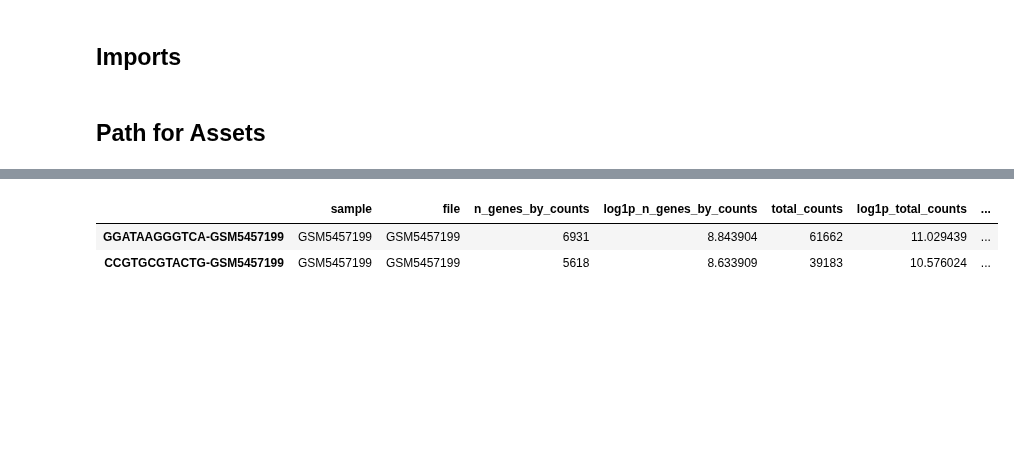
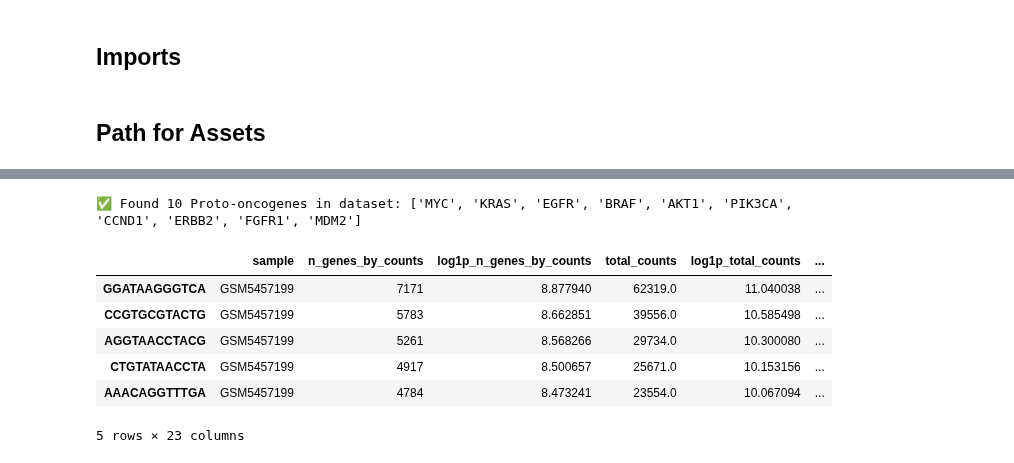
Before and after one commit to oliverraj/interpretable-machine-learning-oncology, a Jupyter notebook: notebooks/07_GSE180286_obs.ipynb, the cells around one changed output, grey strips where cells are left out. Drawn from its saved outputs; the diff is of its cells as text; code cells hidden in the pictures; blank space fills up the shorter version.

```diff
--- a/notebooks/07_GSE180286_obs.ipynb
+++ b/notebooks/07_GSE180286_obs.ipynb
@@ -89,0 +266,4 @@ MemoryError: Unable to allocate 11.1 GiB for an array with shape (25540, 116820)
+# %%
+adata.obs["sample"].value_counts()
+adata.obs["cnv_reference"] = "tumor"
+adata.obs.loc[adata.obs["sample"] == "GSM5457199", "cnv_reference"] = "normal"
@@ -89,0 +368,3 @@ MemoryError: Unable to allocate 11.1 GiB for an array with shape (25540, 116820)
+# %%
+adata.obs['nCount_RNA'] = adata.X.sum(axis=1).A1 if hasattr(adata.X, 'A1') else adata.X.sum(axis=1)
+mito_genes = adata.var_names.str.startswith('MT-')
@@ -89,0 +375,13 @@ MemoryError: Unable to allocate 11.1 GiB for an array with shape (25540, 116820)
+# %%
+# Identify ribosomal genes
+ribo_genes = adata.var_names.str.upper().str.startswith(('RPS', 'RPL'))
+
+# Calculate ribosomal counts per cell
+ribo_counts = adata[:, ribo_genes].X.sum(axis=1)
+if hasattr(ribo_counts, 'A1'):
+    ribo_counts = ribo_counts.A1
+else:
+    ribo_counts = np.array(ribo_counts).ravel()
+
+# Calculate percent ribosomal counts per cell
+adata.obs['pct_counts_ribo'] = ribo_counts / adata.obs['nCount_RNA'] * 100
@@ -90,3 +391,21 @@ MemoryError: Unable to allocate 11.1 GiB for an array with shape (25540, 116820)
+# %%
+# Calculate total counts per cell
+if hasattr(adata.X, 'A1'):
+    adata.obs['nCount_RNA'] = adata.X.sum(axis=1).A1
+else:
+    adata.obs['nCount_RNA'] = np.array(adata.X.sum(axis=1)).ravel()
+
+# Identify mitochondrial genes
+mito_genes = adata.var_names.str.upper().str.startswith('MT-')
+
+# Calculate percent mitochondrial counts per cell
+mito_counts = adata[:, mito_genes].X.sum(axis=1)
+if hasattr(mito_counts, 'A1'):
+    mito_counts = mito_counts.A1
+else:
+    mito_counts = np.array(mito_counts).ravel()
+
+adata.obs['percent.mito'] = mito_counts / adata.obs['nCount_RNA'] * 100
 # %%
 adata.obs.head()
 # %% [output]
@@ -493,6 +520,18 @@ adata3.obs['pct_counts_ribo'] = (adata3[:, ribo_genes].X.sum(axis=1).A1 if hasat
+# %%
+# Score Proto-oncogene activity
+# Filter to genes in adata
+valid_protooncogenes = [g for g in proto_oncogenes if g in adata.var_names]
+sc.tl.score_genes(adata, gene_list=oxphos_genes_present, score_name="proto_oncogenescore")
+print(f"Found {len(valid_protooncogenes)} Proto-oncogenes in dataset: {valid_protooncogenes}")
+# %% [output]
+✅ Found 10 Proto-oncogenes in dataset: ['MYC', 'KRAS', 'EGFR', 'BRAF', 'AKT1', 'PIK3CA', 'CCND1', 'ERBB2', 'FGFR1', 'MDM2']
 # %%
-adata3.obs.head(2)
+adata.obs.head()
 # %% [output]
-|  | sample | file | n_genes_by_counts | log1p_n_genes_by_counts | total_counts | log1p_total_counts | ... |
-| GGATAAGGGTCA-GSM5457199 | GSM5457199 | GSM5457199 | 6931 | 8.843904 | 61662 | 11.029439 | ... |
-| CCGTGCGTACTG-GSM5457199 | GSM5457199 | GSM5457199 | 5618 | 8.633909 | 39183 | 10.576024 | ... |
+|  | sample | n_genes_by_counts | log1p_n_genes_by_counts | total_counts | log1p_total_counts | ... |
+| GGATAAGGGTCA | GSM5457199 | 7171 | 8.877940 | 62319.0 | 11.040038 | ... |
+| CCGTGCGTACTG | GSM5457199 | 5783 | 8.662851 | 39556.0 | 10.585498 | ... |
+| AGGTAACCTACG | GSM5457199 | 5261 | 8.568266 | 29734.0 | 10.300080 | ... |
+| CTGTATAACCTA | GSM5457199 | 4917 | 8.500657 | 25671.0 | 10.153156 | ... |
+| AAACAGGTTTGA | GSM5457199 | 4784 | 8.473241 | 23554.0 | 10.067094 | ... |
+5 rows × 23 columns
```
Also changed, not shown: parts of 53 cells of this notebook.
